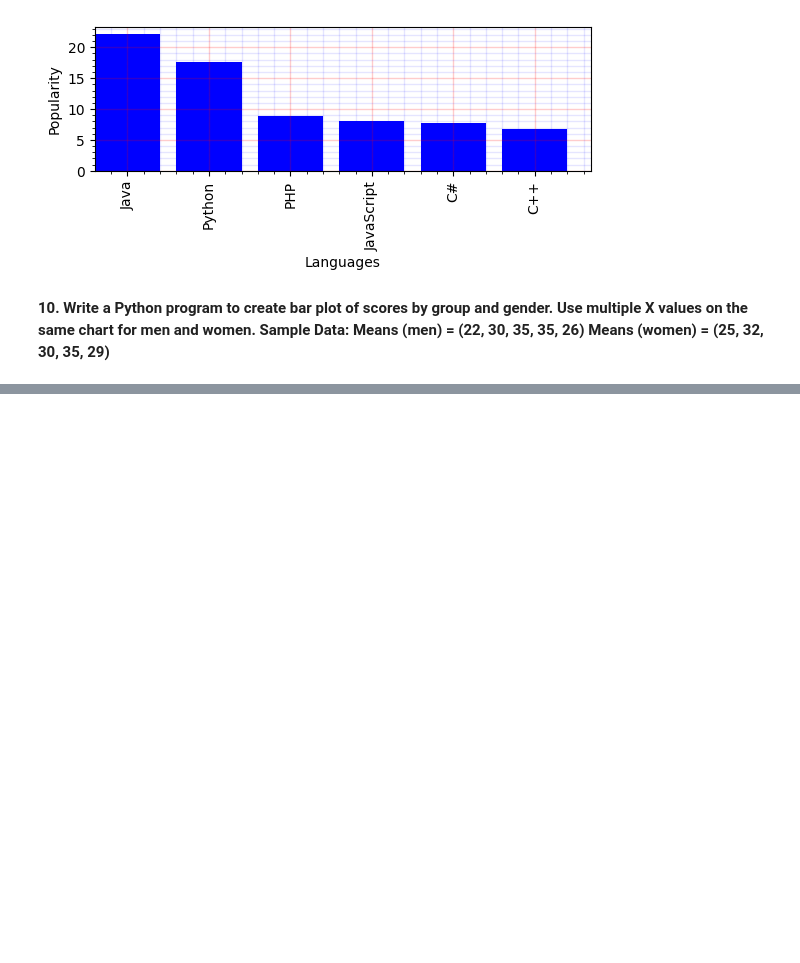
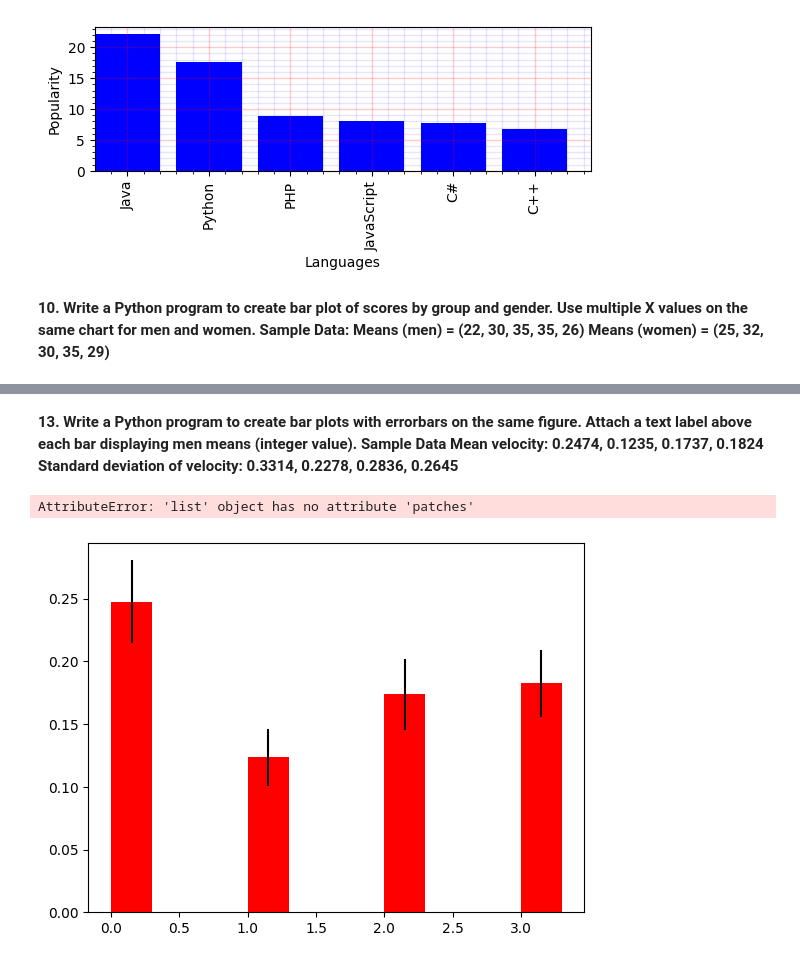
Before and after one commit to MayureshOP-max/DataAnalytics, a Jupyter notebook: Assignment_5.ipynb, the cells around one changed output, grey strips where cells are left out. Saved outputs shown, nothing was run; the diff lists cells and outputs as text; code cells hidden in the pictures; blank space fills up the shorter version.

```diff
--- a/Assignment_5.ipynb
+++ b/Assignment_5.ipynb
@@ -212,0 +270,21 @@ plt.bar()
+# %% [markdown]
+**13. Write a Python program to create bar plots with errorbars on the same
+figure. Attach a text label above each bar displaying men means (integer
+value).
+Sample Data
+Mean velocity: 0.2474, 0.1235, 0.1737, 0.1824
+Standard deviation of velocity: 0.3314, 0.2278, 0.2836, 0.2645**
+# %%
+mv = [0.2474,0.1235,0.1737,0.1824]
+sv = [0.03314,0.02278,0.02836,0.02645]
+
+
+plt.bar([0,1,2,3],mv,yerr= sv, align ='edge', width = 0.3,color = 'r')
+plt.bar_label((mv),fmt='{:,.3f}')
+plt.xlabel('Velocity')
+plt.ylabel('SDV')
+plt.legend('Men')
+plt.show()
+# %% [output]
+AttributeError: 'list' object has no attribute 'patches'
+[figure, added]
```
Also changed, not shown: parts of 14 cells of this notebook.
